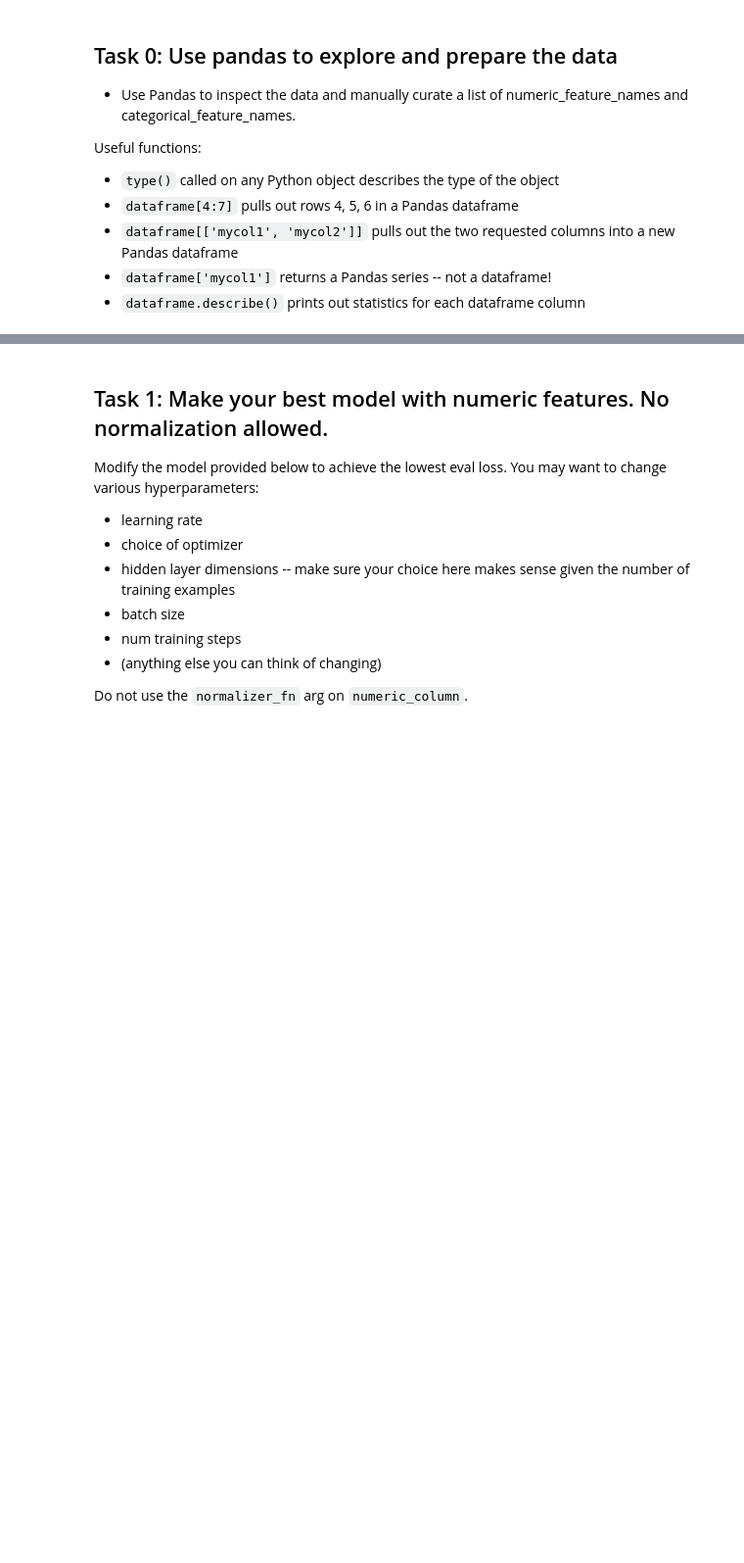
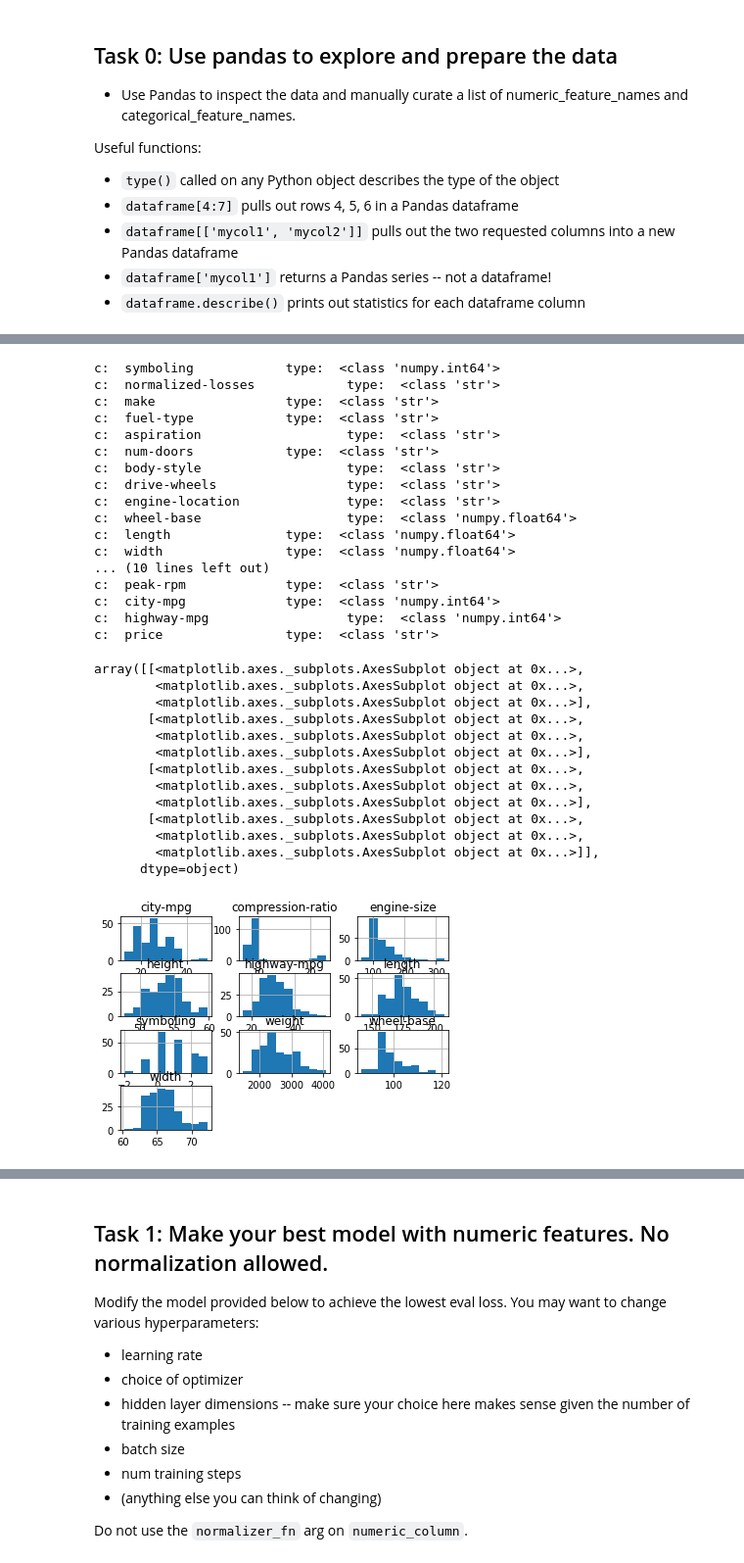
Before and after one commit to IanEdington/learn, a Jupyter notebook: machine-learning/ggl-mlcc/intro_to_modeling.ipynb, the cells around one changed output, grey strips where cells are left out. Shown at 98% size. Saved outputs shown, nothing was run; the diff lists cells and outputs as text; code cells hidden in the pictures; blank space fills up the shorter version.

Commit message:
digging into the data

```diff
--- a/machine-learning/ggl-mlcc/intro_to_modeling.ipynb
+++ b/machine-learning/ggl-mlcc/intro_to_modeling.ipynb
@@ -94,0 +106,36 @@ car_data[4:7]
+# %%
+for c in car_data.columns:
+  print("c: ", c, " \t\t type: ", type(car_data[c][1]))
+car_data.hist()
+# %% [output]
+c:  symboling            type:  <class 'numpy.int64'>
+c:  normalized-losses            type:  <class 'str'>
+c:  make                 type:  <class 'str'>
+c:  fuel-type            type:  <class 'str'>
+c:  aspiration                   type:  <class 'str'>
+c:  num-doors            type:  <class 'str'>
+c:  body-style                   type:  <class 'str'>
+c:  drive-wheels                 type:  <class 'str'>
+c:  engine-location              type:  <class 'str'>
+c:  wheel-base                   type:  <class 'numpy.float64'>
+c:  length               type:  <class 'numpy.float64'>
+c:  width                type:  <class 'numpy.float64'>
+... (10 lines left out)
+c:  peak-rpm             type:  <class 'str'>
+c:  city-mpg             type:  <class 'numpy.int64'>
+c:  highway-mpg                  type:  <class 'numpy.int64'>
+c:  price                type:  <class 'str'>
+array([[<matplotlib.axes._subplots.AxesSubplot object at 0x...>,
+        <matplotlib.axes._subplots.AxesSubplot object at 0x...>,
+        <matplotlib.axes._subplots.AxesSubplot object at 0x...>],
+       [<matplotlib.axes._subplots.AxesSubplot object at 0x...>,
+        <matplotlib.axes._subplots.AxesSubplot object at 0x...>,
+        <matplotlib.axes._subplots.AxesSubplot object at 0x...>],
+       [<matplotlib.axes._subplots.AxesSubplot object at 0x...>,
+        <matplotlib.axes._subplots.AxesSubplot object at 0x...>,
+        <matplotlib.axes._subplots.AxesSubplot object at 0x...>],
+       [<matplotlib.axes._subplots.AxesSubplot object at 0x...>,
+        <matplotlib.axes._subplots.AxesSubplot object at 0x...>,
+        <matplotlib.axes._subplots.AxesSubplot object at 0x...>]],
+      dtype=object)
+[figure, added]
```
Also changed, not shown: parts of 40 cells of this notebook.
